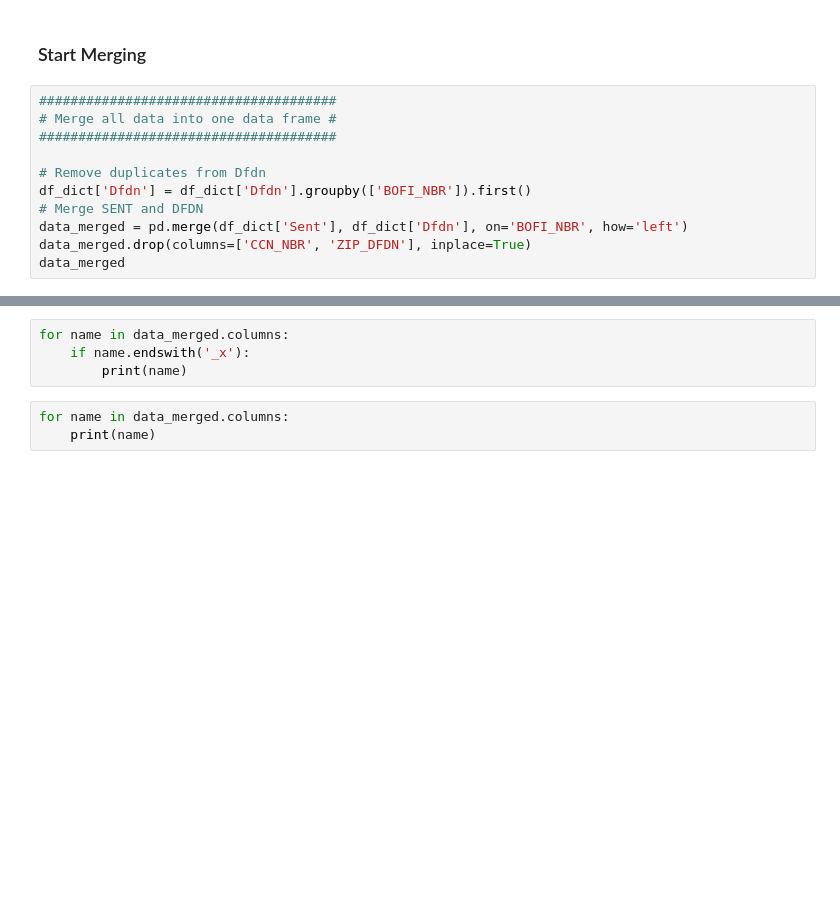
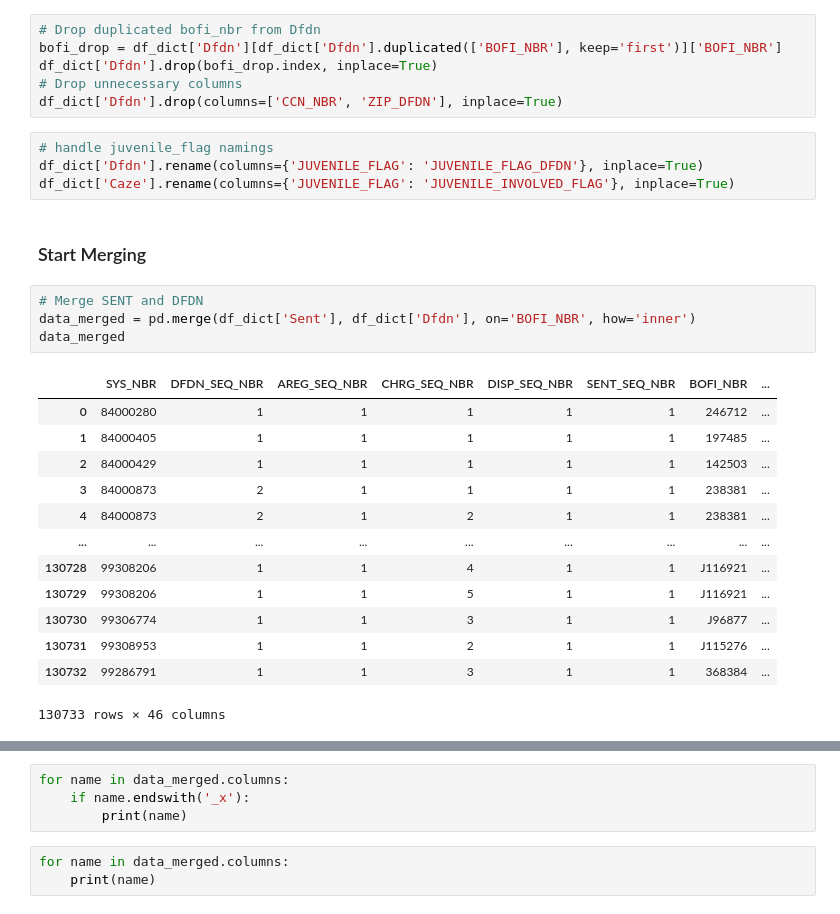
Before and after one commit to CoraJung/bandit-under-fairness-constraints, a Jupyter notebook: fairness_data_processing_complete.ipynb, the cells around one changed output, grey strips where cells are left out. Cells and saved outputs as stored; diff of their text form; blank space fills up the shorter version.

```diff
--- a/fairness_data_processing_complete.ipynb
+++ b/fairness_data_processing_complete.ipynb
@@ -69,16 +102,33 @@ df_dict['Wdxr'] = df_dict['Wdxr'][df_dict['Wdxr']['WITN_IS_VICTIM_FLAG']=='Y'].d
+# %%
+# Drop duplicated bofi_nbr from Dfdn
+bofi_drop = df_dict['Dfdn'][df_dict['Dfdn'].duplicated(['BOFI_NBR'], keep='first')]['BOFI_NBR']
+df_dict['Dfdn'].drop(bofi_drop.index, inplace=True)
+# Drop unnecessary columns
+df_dict['Dfdn'].drop(columns=['CCN_NBR', 'ZIP_DFDN'], inplace=True)
+# %%
+# handle juvenile_flag namings
+df_dict['Dfdn'].rename(columns={'JUVENILE_FLAG': 'JUVENILE_FLAG_DFDN'}, inplace=True)
+df_dict['Caze'].rename(columns={'JUVENILE_FLAG': 'JUVENILE_INVOLVED_FLAG'}, inplace=True)
 # %% [markdown]
 ### Start Merging
 # %%
-######################################
-# Merge all data into one data frame #
-######################################
-
-# Remove duplicates from Dfdn
-df_dict['Dfdn'] = df_dict['Dfdn'].groupby(['BOFI_NBR']).first()
 # Merge SENT and DFDN
-data_merged = pd.merge(df_dict['Sent'], df_dict['Dfdn'], on='BOFI_NBR', how='left')
-data_merged.drop(columns=['CCN_NBR', 'ZIP_DFDN'], inplace=True)
+data_merged = pd.merge(df_dict['Sent'], df_dict['Dfdn'], on='BOFI_NBR', how='inner')
 data_merged
+# %% [output]
+|  | SYS_NBR | DFDN_SEQ_NBR | AREG_SEQ_NBR | CHRG_SEQ_NBR | DISP_SEQ_NBR | SENT_SEQ_NBR | BOFI_NBR | ... |
+| 0 | 84000280 | 1 | 1 | 1 | 1 | 1 | 246712 | ... |
+| 1 | 84000405 | 1 | 1 | 1 | 1 | 1 | 197485 | ... |
+| 2 | 84000429 | 1 | 1 | 1 | 1 | 1 | 142503 | ... |
+| 3 | 84000873 | 2 | 1 | 1 | 1 | 1 | 238381 | ... |
+| 4 | 84000873 | 2 | 1 | 2 | 1 | 1 | 238381 | ... |
+| ... | ... | ... | ... | ... | ... | ... | ... | ... |
+| 130728 | 99308206 | 1 | 1 | 4 | 1 | 1 | J116921 | ... |
+| 130729 | 99308206 | 1 | 1 | 5 | 1 | 1 | J116921 | ... |
+| 130730 | 99306774 | 1 | 1 | 3 | 1 | 1 | J96877 | ... |
+| 130731 | 99308953 | 1 | 1 | 2 | 1 | 1 | J115276 | ... |
+| 130732 | 99286791 | 1 | 1 | 3 | 1 | 1 | 368384 | ... |
+130733 rows × 46 columns
 # %%
 data_merged = pd.merge(data_merged, df_dict['Caze'], on='SYS_NBR', how='left')
 data_merged
```
Also changed, not shown: parts of 28 cells of this notebook.
